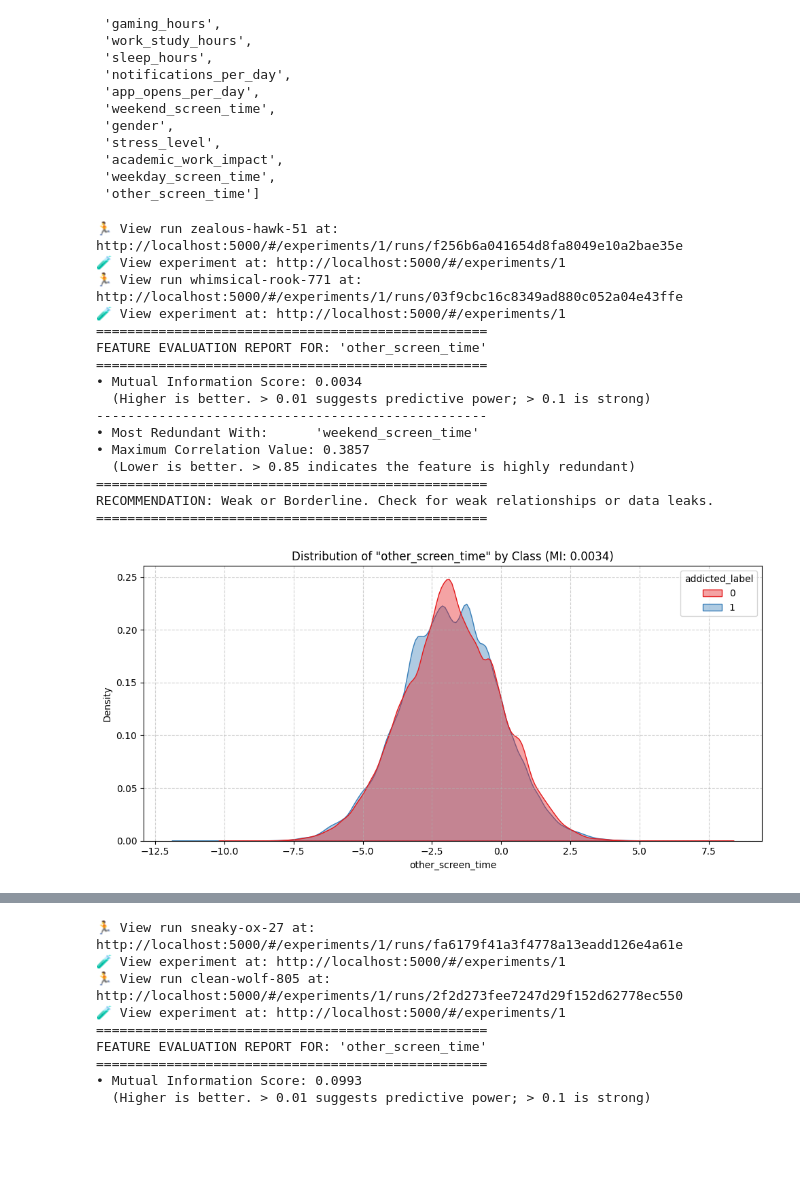
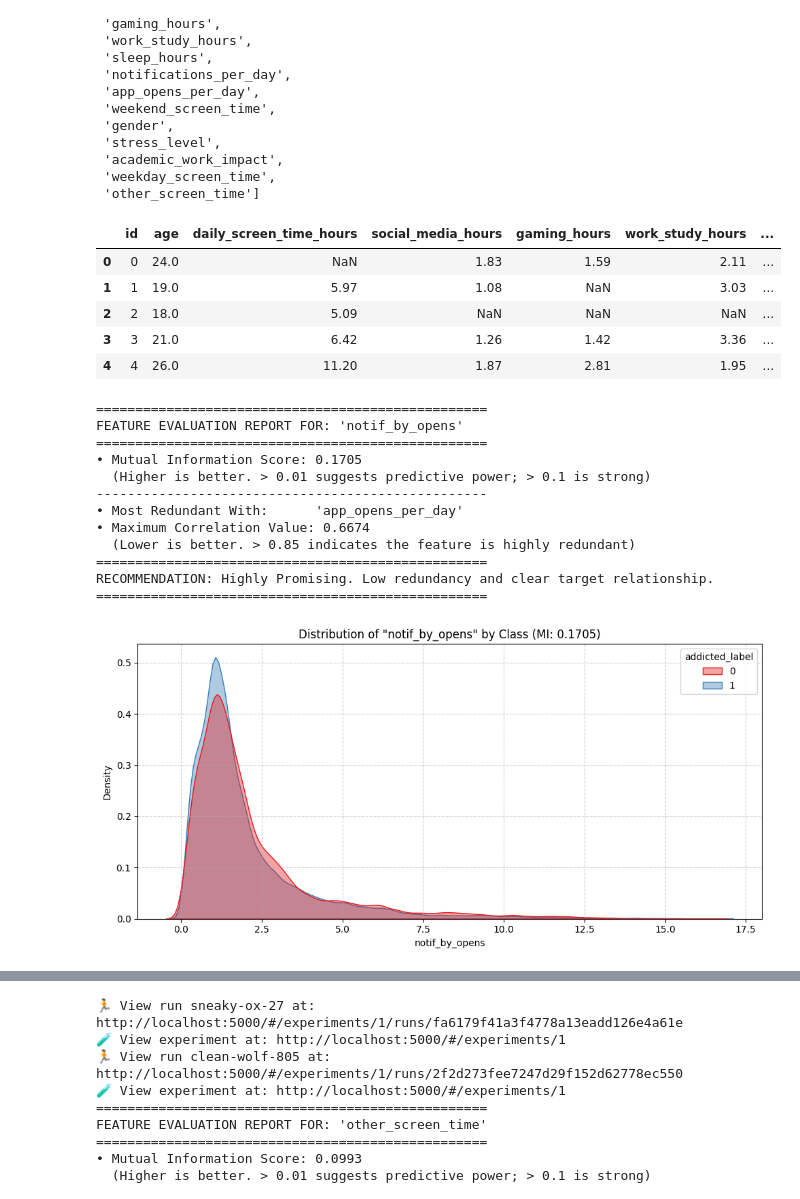
Before and after one commit to cringe-syco/ML, a Jupyter notebook: data/smartphone_addiction/initial.ipynb, the cells around one changed output, grey strips where cells are left out. Drawn from its saved outputs; the diff is of its cells as text; code cells hidden in the pictures; blank space fills up the shorter version.

```diff
--- a/data/smartphone_addiction/initial.ipynb
+++ b/data/smartphone_addiction/initial.ipynb
@@ -1326,39 +1376,46 @@ def evaluate_new_feature(df, feature_col, target_col, is_classification=True):
     plt.show()
 
     return {"mutual_information": mi_score, "max_correlation": max_corr_value}
+# %%
+with_null_df.head()
+# %% [output]
+|  | id | age | daily_screen_time_hours | social_media_hours | gaming_hours | work_study_hours | ... |
+| 0 | 0 | 24.0 | NaN | 1.83 | 1.59 | 2.11 | ... |
+| 1 | 1 | 19.0 | 5.97 | 1.08 | NaN | 3.03 | ... |
+| 2 | 2 | 18.0 | 5.09 | NaN | NaN | NaN | ... |
+| 3 | 3 | 21.0 | 6.42 | 1.26 | 1.42 | 3.36 | ... |
+| 4 | 4 | 26.0 | 11.20 | 1.87 | 2.81 | 1.95 | ... |
 # %%
 eda = train_df.copy()
 # ==========================================
 # TEST RUN: Generating mock data to run script
 # =================================
 
 
 # Create a new engineered feature column (Interactive Feature)
-eda["other_screen_time"] = eda['daily_screen_time_hours'] - eda["weekend_screen_time"]
+# eda["other_screen_time"] = eda['daily_screen_time_hours'] - eda["weekend_screen_time"]
 # eda[new_cols[0]] = eda['daily_screen_time_hours'] - eda['gaming_hours'] - eda['social_media_hours']
+eda["notif_by_opens"] =  eda["notifications_per_day"]/(eda['app_opens_per_day'] + 1e-5)
+
 
 # Execute function
 metrics = evaluate_new_feature(
     df=eda,
-    feature_col='other_screen_time',
+    feature_col='notif_by_opens',
     target_col=TARGET,
     is_classification=True
 )
 # %% [output]
-🏃 View run zealous-hawk-51 at: http://localhost:5000/#/experiments/1/runs/f256b6a041654d8fa8049e10a2bae35e
-🧪 View experiment at: http://localhost:5000/#/experiments/1
-🏃 View run whimsical-rook-771 at: http://localhost:5000/#/experiments/1/runs/03f9cbc16c8349ad880c052a04e43ffe
-🧪 View experiment at: http://localhost:5000/#/experiments/1
 ==================================================
-FEATURE EVALUATION REPORT FOR: 'other_screen_time'
+FEATURE EVALUATION REPORT FOR: 'notif_by_opens'
 ==================================================
-• Mutual Information Score: 0.0034
+• Mutual Information Score: 0.1705
   (Higher is better. > 0.01 suggests predictive power; > 0.1 is strong)
 --------------------------------------------------
-• Most Redundant With:      'weekend_screen_time'
-• Maximum Correlation Value: 0.3857
+• Most Redundant With:      'app_opens_per_day'
+• Maximum Correlation Value: 0.6674
   (Lower is better. > 0.85 indicates the feature is highly redundant)
 ==================================================
-RECOMMENDATION: Weak or Borderline. Check for weak relationships or data leaks.
+RECOMMENDATION: Highly Promising. Low redundancy and clear target relationship.
 ==================================================
-[figure, old version]
+[figure, new version]
```
Also changed, not shown: parts of 17 cells of this notebook, 3 other files.
